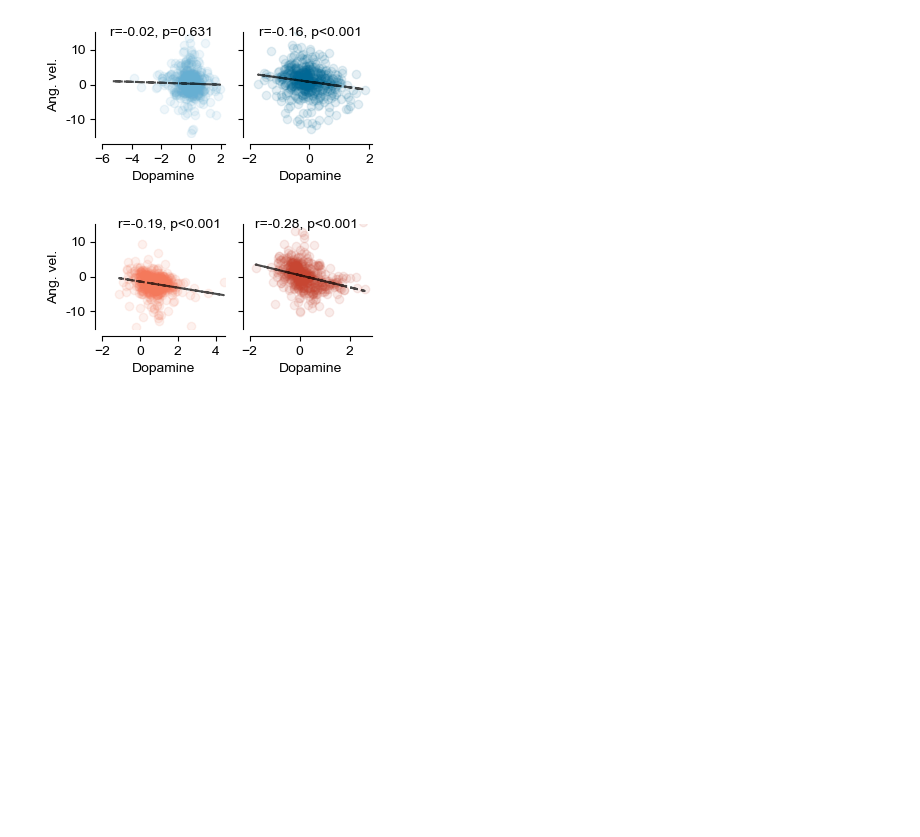
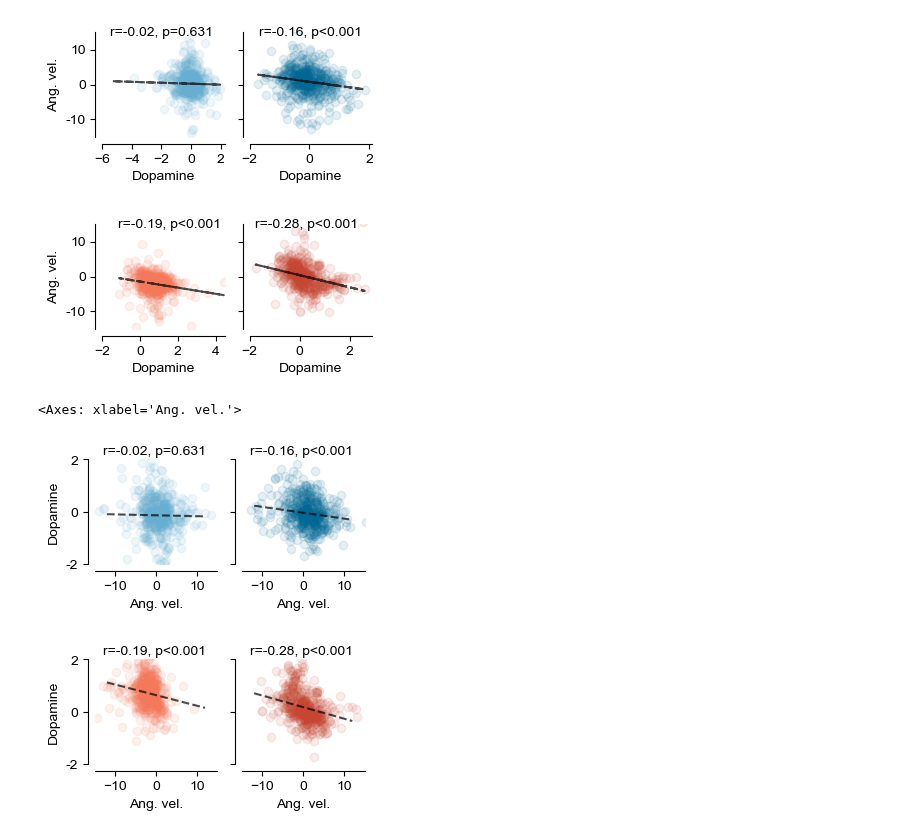
Before and after one commit to jaimemcc/bazzino, a Jupyter notebook: notebooks/figs_for_behav_dopamine.ipynb, the cells around one changed output. Saved outputs shown, nothing was run; the diff lists cells and outputs as text; code cells hidden in the pictures; blank space fills up the shorter version.

```diff
--- a/notebooks/figs_for_behav_dopamine.ipynb
+++ b/notebooks/figs_for_behav_dopamine.ipynb
@@ -107,6 +105,58 @@ if savefigs:
 # %% [output]
 [figure]
 [figure]
+# %%
+def make_da_vel_correlation_plot_reversed_axes(x_array, condition, infusiontype, color="k", ax=None, yaxis=False):
+    if ax is None:
+        f, ax = plt.subplots()
+
+    df2 = x_array.query("infusiontype == @infusiontype & condition == @condition")
+    y = df2.auc_snips
+    x = df2.auc_vel
+
+    ax.scatter(x, y, alpha=0.1, color=color)
+
+    slope, intercept, r_value, p_value, std_err = stats.linregress(x, y)
+
+    x2 = np.linspace(-12, 12)
+    y_fit = slope * x2 + intercept
+    ax.plot(x2, y_fit, color="k", alpha=0.7, lw=1.5, linestyle="--")
+
+    ax.set_ylim([-2, 2])
+    ax.set_xlim([-15, 15])
+
+    sns.despine(ax=ax, offset=5)
+
+    if yaxis:
+        ax.set_ylabel("Dopamine")
+        ax.set_yticks([-2, 0, 2], labels=["-2", "0", "2"])
+    else:
+        ax.set_yticklabels([])
+
+    ax.set_xlabel("Ang. vel.")
+
+    if p_value < 0.001:
+        p = "p<0.001"
+    else:
+        p = f"p={p_value:.3f}"
+
+    ax.text(-13, 2.2, f"r={r_value:.2f}, {p}")
+
+    return ax
+
+f, ax = plt.subplots(ncols=2, figsize=(3.6, 1.8),
+                     gridspec_kw={"bottom": 0.3, "left": 0.15})
+make_da_vel_correlation_plot_reversed_axes(x_array, "replete", "10NaCl", ax=ax[0], color=colors[0], yaxis=True)
+make_da_vel_correlation_plot_reversed_axes(x_array, "replete", "45NaCl", ax=ax[1], color=colors[1])
+
+f, ax = plt.subplots(ncols=2, figsize=(3.6, 1.8),
+                     gridspec_kw={"bottom": 0.3, "left": 0.15})
+make_da_vel_correlation_plot_reversed_axes(x_array, "deplete", "10NaCl", ax=ax[0], color=colors[2], yaxis=True)
+make_da_vel_correlation_plot_reversed_axes(x_array, "deplete", "45NaCl", ax=ax[1], color=colors[3])
+# %% [output]
+<Axes: xlabel='Ang. vel.'>
+[figure, added]
+[figure, added]
 # %%
 import numpy as np
 from scipy.optimize import curve_fit
```
Also changed, not shown: parts of 2 cells of this notebook, 5 other files.
